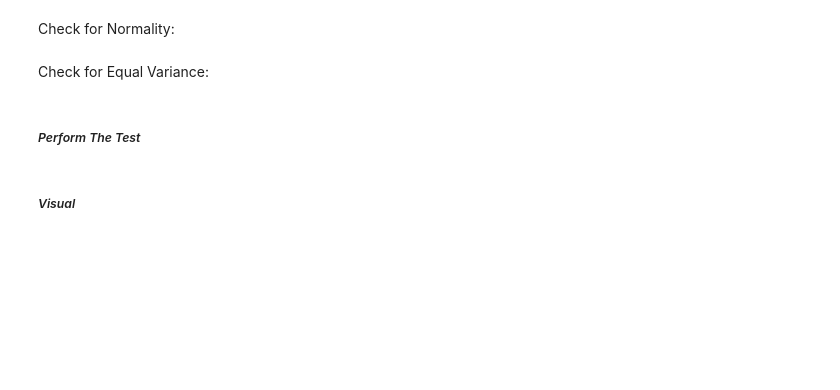
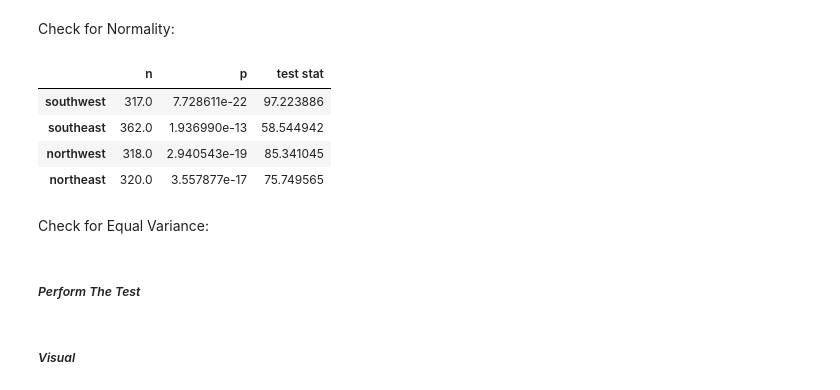
Before and after one commit to john-a-dixon/hypothesis-testing, a Jupyter notebook: tests.ipynb, the cells around one changed output. Cells and saved outputs as stored; diff of their text form; code cells hidden in the pictures; blank space fills up the shorter version.

```diff
--- a/tests.ipynb
+++ b/tests.ipynb
@@ -195,3 +193,14 @@ The above visual reinforces that men smoke more than women, since it directly sh
 ##### _Test Assumptions_
 # %% [markdown]
 Check and remove outliers:
+# %%
+# Define a dictionary with the regions
+regions = {}
+
+# Store the charge data from each region as a value and the region as the key
+for region in df["region"].unique():
+    data = df.loc[df["region"] == region, "charges"]
+    regions[region] = data
+
+# Show the keys
+regions.keys()
@@ -197,0 +209,14 @@ Check and remove outliers:
+# %%
+# Check for outliers
+for region in regions.keys():
+    # Get the zscores for the specific region
+    zscores = stats.zscore(regions[region])
+    # Get the outliers for the region
+    outliers = abs(zscores) > 3
+    # Display how much outliers there are
+    print(f"There are {outliers.sum()} outliers for the {region} region")
+
+    # If there are outliers, remove them.
+    if outliers.sum():
+        print("Removing them.")
+        regions[region] = regions[region].loc[~outliers]
@@ -198,5 +232,27 @@ Check and remove outliers:
 # %% [markdown]
 Check for Normality:
+# %%
+# Create a dictionary for region normal test results
+region_norm_results = {}
+
+# Iterate through all the regions
+for key, values in regions.items():
+    stat, p = stats.normaltest(values)
+    region_norm_results[key] = {
+        "n": len(values),
+        "p": p,
+        "test stat": stat
+    }
+
+# Make into a DataFrame for easy viewing
+region_norm_results_df = pd.DataFrame(region_norm_results).T
+region_norm_results_df
+# %% [output]
+|  | n | p | test stat |
+| southwest | 317.0 | 7.728611e-22 | 97.223886 |
+| southeast | 362.0 | 1.936990e-13 | 58.544942 |
+| northwest | 318.0 | 2.940543e-19 | 85.341045 |
+| northeast | 320.0 | 3.557877e-17 | 75.749565 |
 # %% [markdown]
 Check for Equal Variance:
 # %% [markdown]
```
Also changed, not shown: parts of 5 cells of this notebook.
